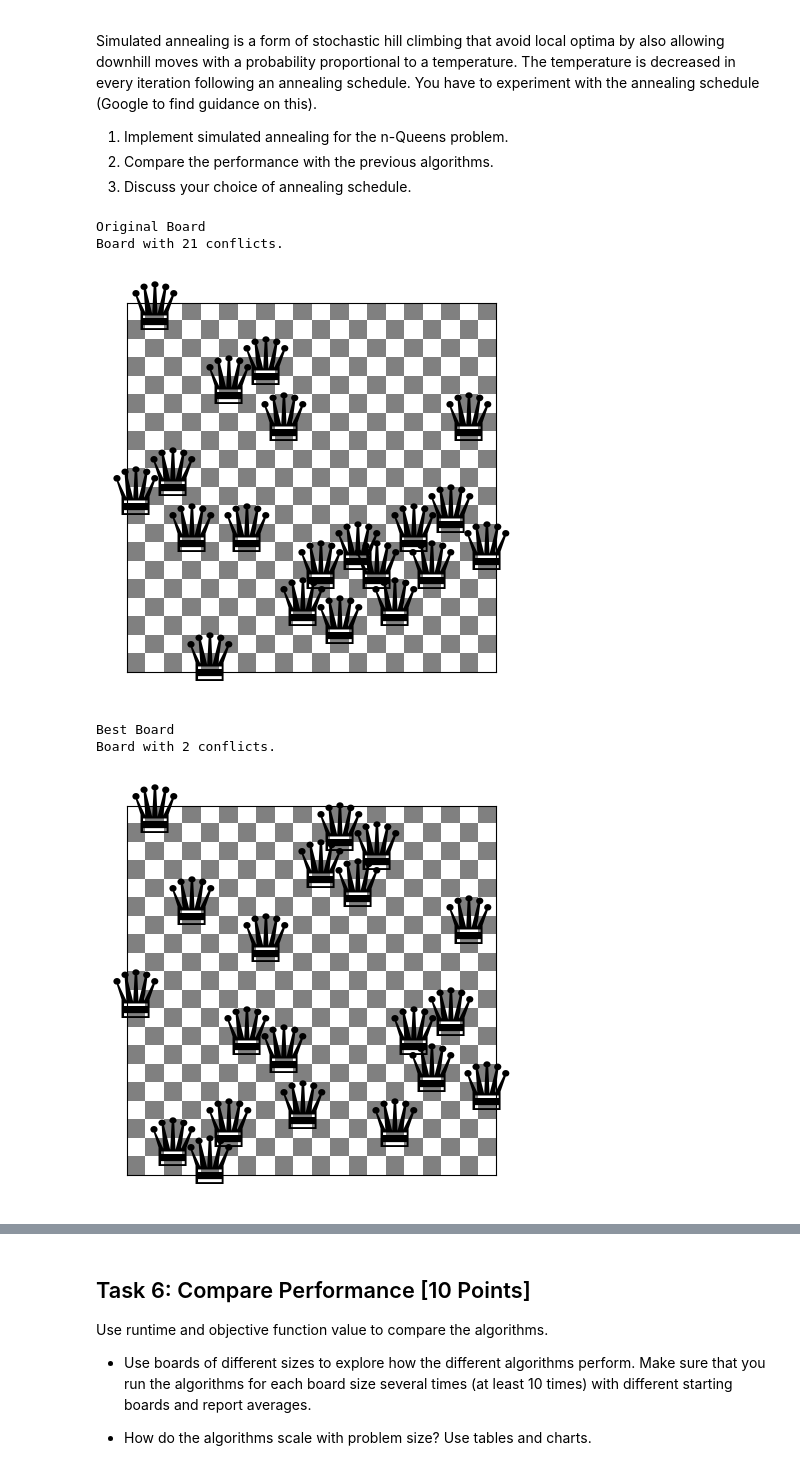
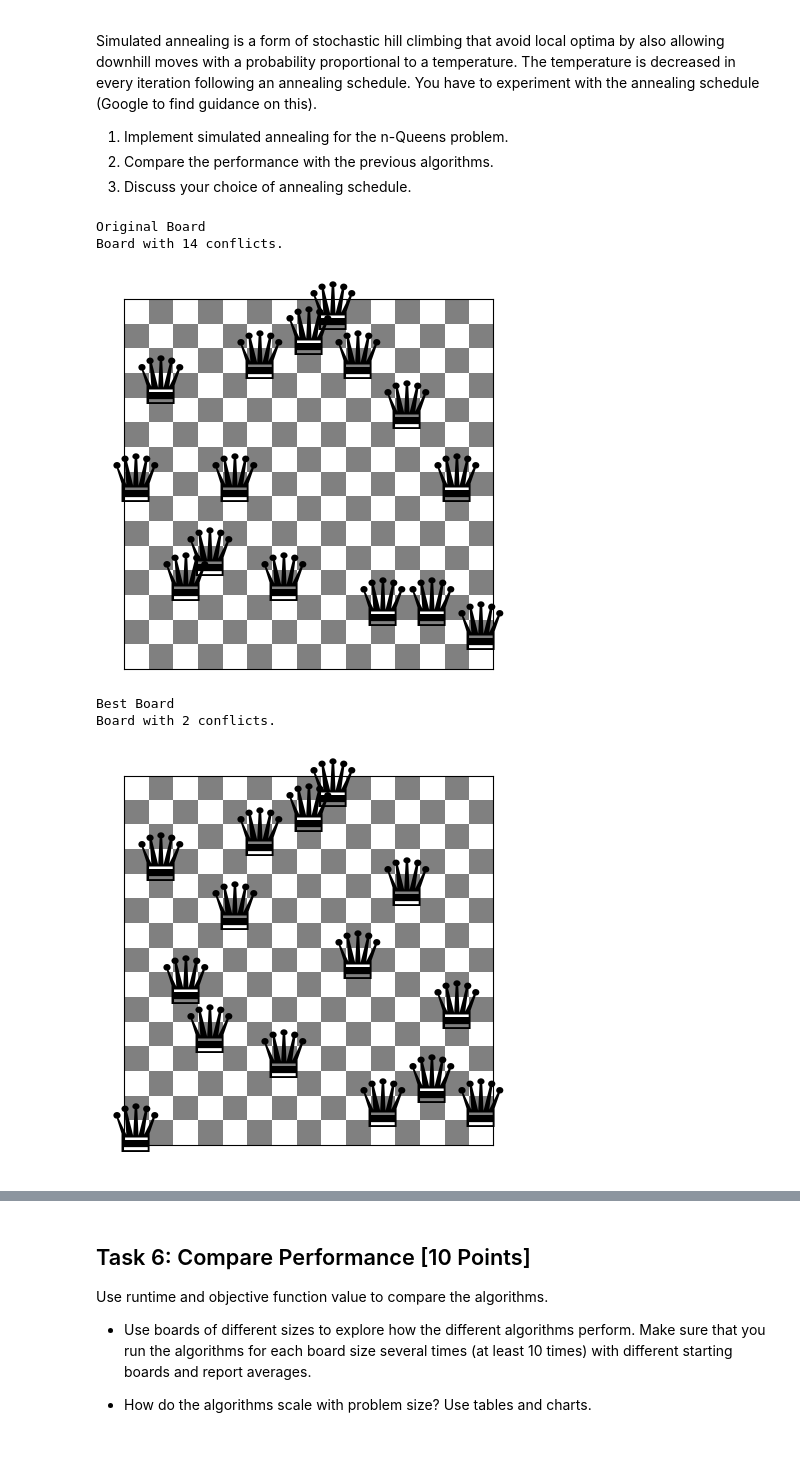
Before and after one commit to leilaniGegg/CS7320-ArtificialIntelligence, a Jupyter notebook: Assignment 4/n_queens.ipynb, the cells around one changed output, grey strips where cells are left out. Cells and saved outputs as stored; diff of their text form; code cells hidden in the pictures.

```diff
--- a/Assignment 4/n_queens.ipynb
+++ b/Assignment 4/n_queens.ipynb
@@ -337,18 +337,18 @@ def simulated_annealing(board, temp):
                 best_conflicts = conflicts(best)
         t += 1
 # %%
-board = random_board(20)
+board = random_board(15)
 print('Original Board')
 show_board(board)
 
 temp = 20000
 best_board = simulated_annealing(board, temp)
 print('Best Board')
 show_board(best_board)
 # %% [output]
 Original Board
-Board with 21 conflicts.
+Board with 14 conflicts.
-[figure, old version]
+[figure, new version]
 Best Board
 Board with 2 conflicts.
-[figure, old version]
+[figure, new version]
```
Also changed, not shown: parts of 15 cells of this notebook.
